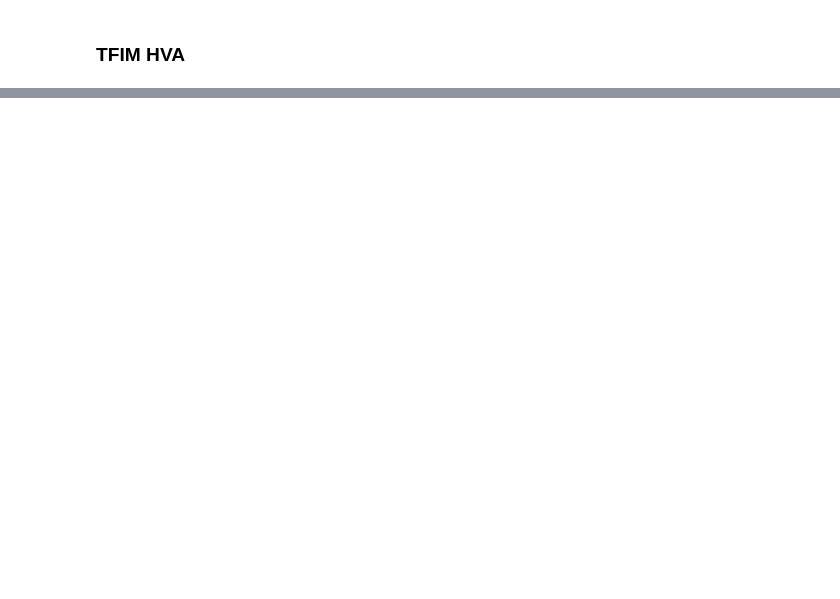
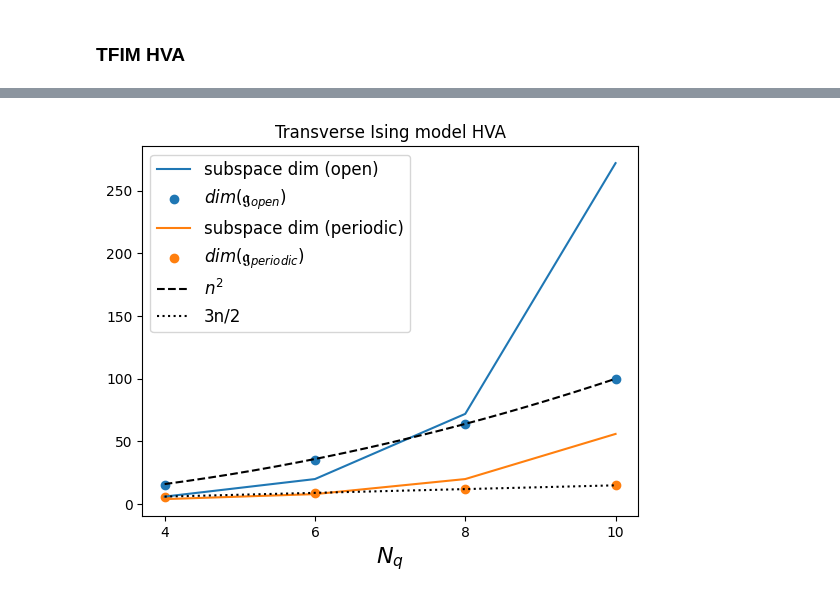
Before and after one commit to yiiyama/fastdla, a Jupyter notebook: notebooks/quantum_6_824.ipynb, the cells around one changed output, grey strips where cells are left out. Saved outputs shown, nothing was run; the diff lists cells and outputs as text; code cells hidden in the pictures; blank space fills up the shorter version.

```diff
--- a/notebooks/quantum_6_824.ipynb
+++ b/notebooks/quantum_6_824.ipynb
@@ -251,0 +408,14 @@ if run_calc:
+# %%
+for ibc, bc in enumerate(['open', 'periodic']):
+    plt.plot(nspins, subspace_dims[:, ibc], label=f'subspace dim ({bc})')
+    plt.scatter(nspins, dla_dims[:, ibc], label=fr'$dim(\mathfrak{{g}}_{{{bc}}})$')
+
+x = np.linspace(nspins[0], nspins[-1], 200)
+plt.plot(x, np.square(x), color='k', linestyle='--', label='$n^2$')
+plt.plot(x, 1.5 * x, color='k', linestyle=':', label='3n/2')
+plt.title('Transverse Ising model HVA')
+plt.xlabel('$N_q$', fontsize=16)
+plt.xticks(nspins, labels=[f'{i}' for i in nspins])
+plt.legend(fontsize=12);
+# %% [output]
+[figure, added]
```
Also changed, not shown: parts of 12 cells of this notebook.
